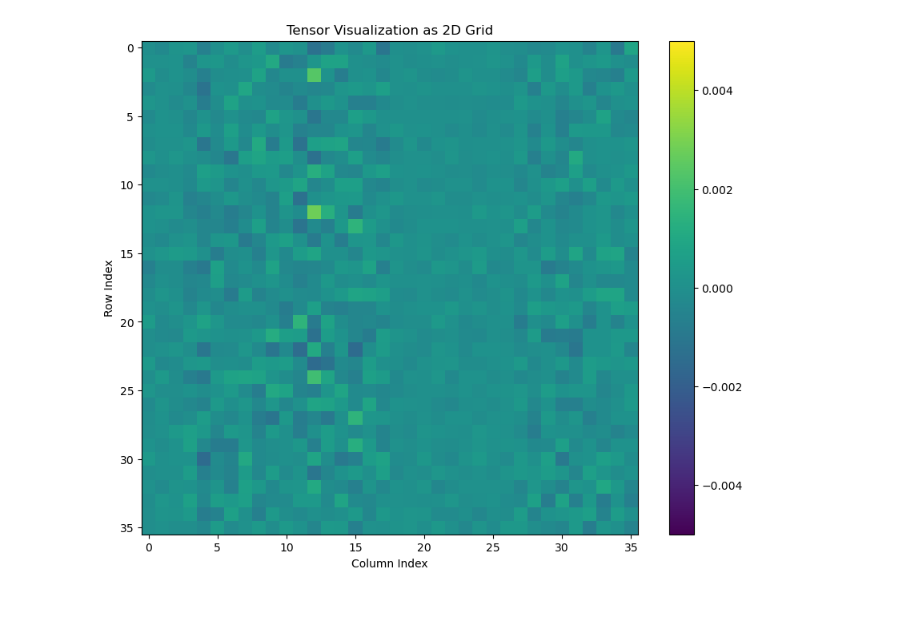
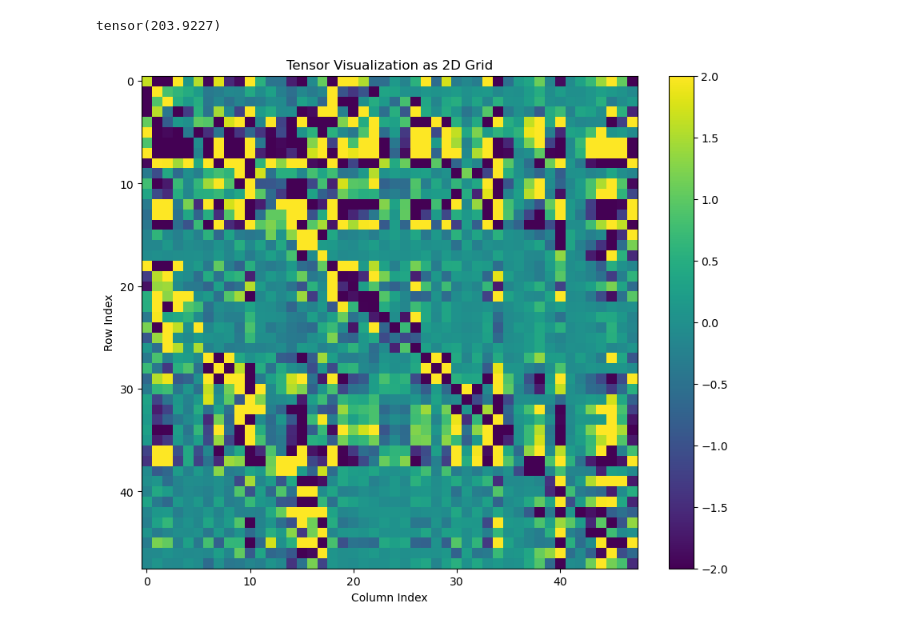
Before and after one commit to ishanthewizard/MLFF-distill, a Jupyter notebook: hessian_analysis.ipynb, the cells around one changed output. Saved outputs shown, nothing was run; the diff lists cells and outputs as text; code cells hidden in the pictures.

```diff
--- a/hessian_analysis.ipynb
+++ b/hessian_analysis.ipynb
@@ -3,14 +3,14 @@ import torch
 from src.distill_datasets import SimpleDataset
 from fairchem.core.common.registry import registry
 # %%
-force_jac_dataset = SimpleDataset('labels/jmp-large_0.49_0.51/force_jacobians')
+force_jac_dataset = SimpleDataset('labels/jmp-small_4_4_0.1/force_jacobians')
 # force_jac_dataset = SimpleDataset('labels/ethanol_1k_distributed_test/force_jacobians')
 # force_jac_dataset = SimpleDataset('labels/AT_AT_all_gemnet_t_proper/force_jacobians')
 # force_jac_dataset = SimpleDataset('labels/mace_off_large_SpiceMonomersNEW/force_jacobians')
 
 
 # dataset_path = '/data/ishan-amin/spice_separated/DES370K_Monomers/train'
-dataset_path = "/data/shared/ishan_stuff/transition1x/lmdb_0.49_0.51/train"
+dataset_path = "/data/shared/ishan_stuff/transition1x/lmdb_4_4_0.1/train"
 # dataset_path = '/data/shared/MLFF/MD22/95_lmdb/AT-AT/train'
 # dataset_path = '/data/ishan-amin/post_data/md17/ethanol/1k/train'
 config = {"src": dataset_path}
@@ -25,7 +25,7 @@ import matplotlib.pyplot as plt
 # because I don't have access to the user's data
 
 # Replace this with actual data if available:
-idx = 25 # small system with 5 atoms
+idx = 30 # small system with 5 atoms
 natoms = dataset[idx].natoms
 # tensors = [force_jac_dataset[idx] for idx in range(300)]
 # tensors = torch.stack(tensors).reshape(300, 3*natoms, 3*natoms)
@@ -33,10 +33,13 @@ natoms = dataset[idx].natoms
 
 tensor = force_jac_dataset[idx].reshape(3*natoms, 3*natoms)
 
+transposed_residual = torch.norm(tensor - tensor.T)
+print(transposed_residual)
+
 
 # Visualize the tensor as a 2D grid
 plt.figure(figsize=(10, 8))
-plt.imshow(tensor, cmap='viridis', aspect='auto', vmin=-0.005, vmax=0.005)
+plt.imshow(tensor, cmap='viridis', aspect='auto', vmin=-2, vmax=2)
 plt.colorbar()
 plt.title('Tensor Visualization as 2D Grid')
 plt.xlabel('Column Index')
@@ -88,31 +91,32 @@ plt.show()
 
 
 
 # plt.show()
 
 # # Visualize the eigenvalues (as a bar plot for simplicity)
 # plt.figure(figsize=(10, 6))
 # plt.bar(range(len(eigenvalues)), np.sort(eigenvalues), color='blue')
 # plt.title('Eigenvalues')
 # plt.xlabel('Index')
 # plt.ylabel('Eigenvalue')
 # plt.show()
 
 
 # # Visualize singular values (as a bar plot for simplicity)
 # plt.figure(figsize=(10, 6))
 # plt.bar(range(len(s)), s, color='green')
 # plt.title('Singular Values')
 # plt.xlabel('Index')
 # plt.ylabel('Singular Value')
 # plt.show()
 
 # # Visualizing the first eigenvector as an example
 # plt.figure(figsize=(10, 6))
 # plt.plot(eigenvectors[:, 0], color='red')
 # plt.title('First Eigenvector')
 # plt.xlabel('Index')
 # plt.ylabel('Value')
 # plt.show()
 # %% [output]
+tensor(203.9227)
-[figure, old version]
+[figure, new version]
```
Also changed, not shown: 6 other files.
